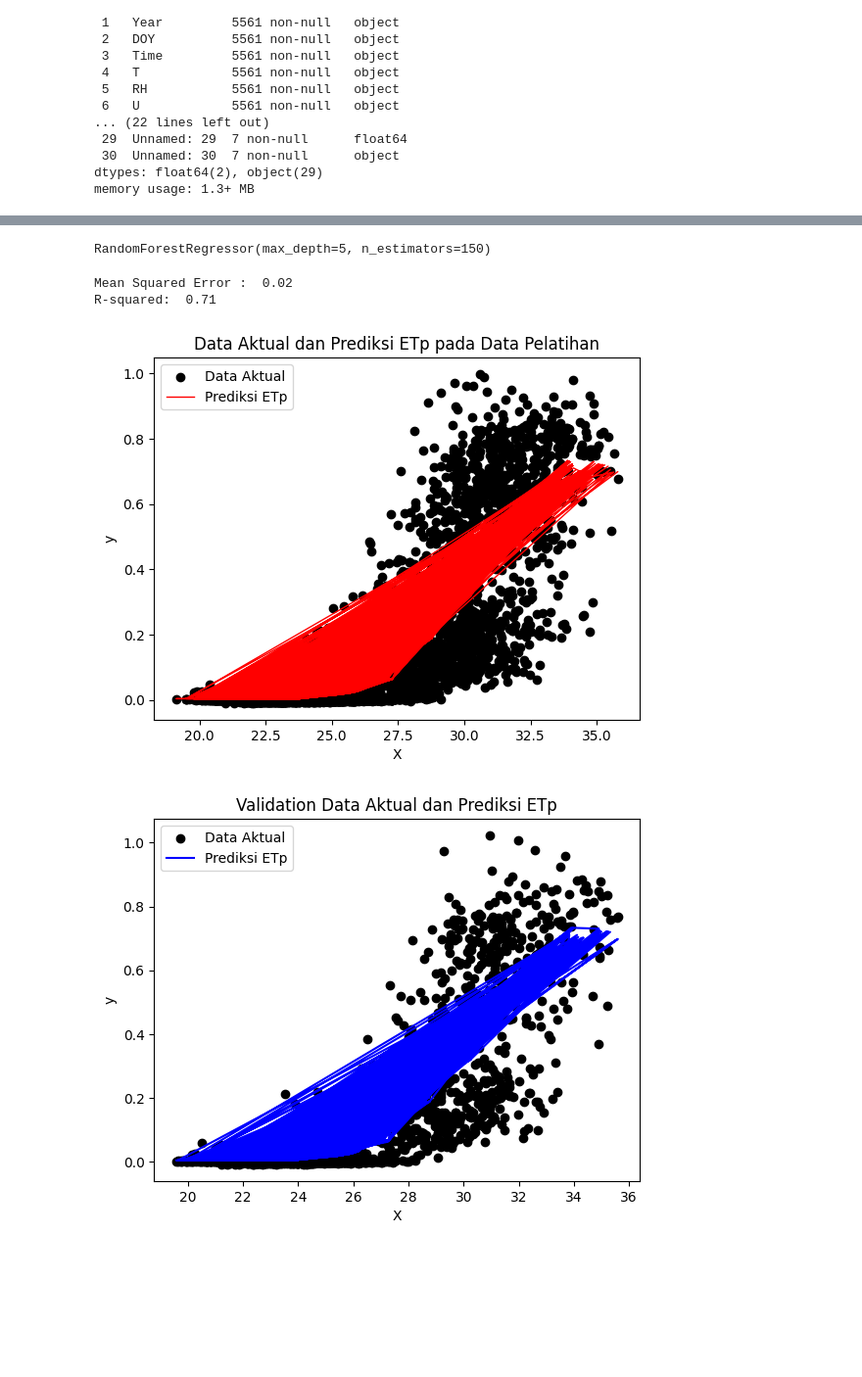
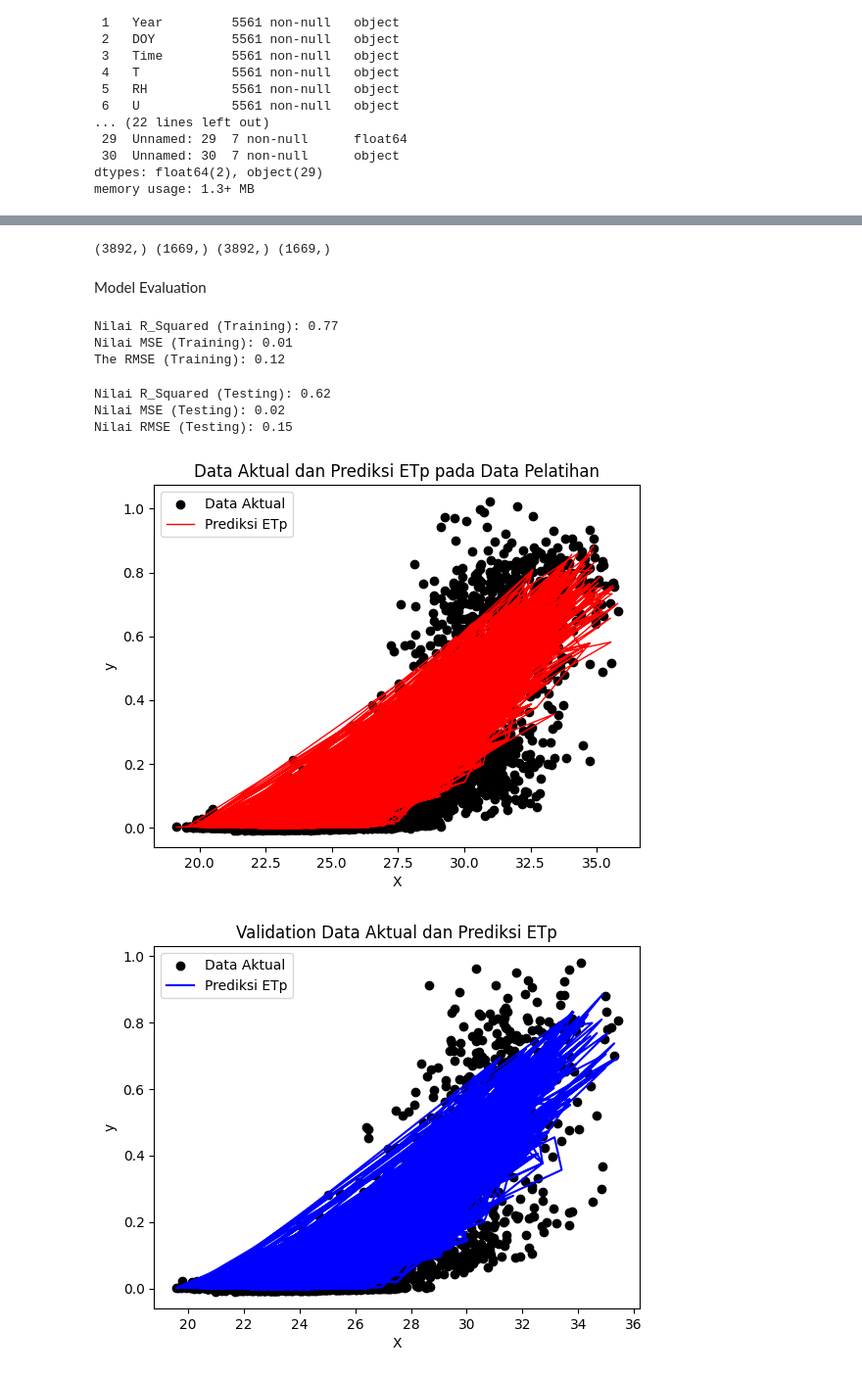
Before and after one commit to Aprilianiput21/TA_Model-ETp, a Jupyter notebook: RF_Tungkub_T.ipynb, the cells around one changed output, grey strips where cells are left out. Shown at 98% size. Cells and saved outputs as stored; diff of their text form; code cells hidden in the pictures; blank space fills up the shorter version.

```diff
--- a/RF_Tungkub_T.ipynb
+++ b/RF_Tungkub_T.ipynb
@@ -50,0 +48,3 @@ features_variable = df['T']
+# %%
+#Mengubah Tipe Data Menjadi Tipe Data Float
+df[['Rs', 'RH', 'U', 'T', 'ET']] = df[['Rs', 'RH', 'U', 'T', 'ET']].astype(float)
@@ -51,58 +70,70 @@ features_variable = df['T']
 # %%
-# Split data untuk data fitur dan target
-X = features_variable
-y = target_variable
+#Split dataset untuk train dan test dengan perbandingan 70:30
+X_train, X_test, y_train, y_test = train_test_split(X, y, test_size=0.3)
 
-#Split data untuk train dan test
-X_train, X_test, y_train, y_test = train_test_split(X, y, test_size=0.3)
+#Jumlah data untuk training dan testing
+print(X_train.shape, X_test.shape, y_train.shape, y_test.shape)
+# %% [output]
+(3892,) (1669,) (3892,) (1669,)
 # %%
 #Random Forest Model
-model = RandomForestRegressor(n_estimators = 150, criterion='squared_error', max_depth =5)
+model = RandomForestRegressor(n_estimators = 150)
 # %%
-#X_train_reshaped = np.reshape(X_train, (-1, 1))
-#print(X_train.shape)
 X_train_reshaped = X_train.values.reshape(-1, 1)
 X_test_reshaped = X_test.values.reshape(-1, 1)
 
-#Pelatihan model untuk data training
-model.fit(X_train_reshaped, y_train)
+#Fitting Model
+rf = model.fit(X_train_reshaped, y_train)
-# %% [output]
-RandomForestRegressor(max_depth=5, n_estimators=150)
-# %%
-#Prediksi pada data training dan test
-x_pred = model.predict(X_train_reshaped)
-y_pred = model.predict(X_test_reshaped)
-
-# Evaluasi model
-mse = mean_squared_error(y_test, y_pred)
-r2 = r2_score(y_test, y_pred)
-
-
-print(f"Mean Squared Error : {mse: .2f}")
-print(f"R-squared: {r2: .2f}")
-# %% [output]
-Mean Squared Error :  0.02
-R-squared:  0.71
+# %% [markdown]
+Model Evaluation
+# %%
+#Prediction on Training Dataset
+ytrain_pred = rf.predict(X_train_reshaped)
+
+#Nilai R Squared pada Data Training
+print('Nilai R_Squared (Training): %.2f'% r2_score(y_train, ytrain_pred))
+#Nilai MSE pada Data Training
+print('Nilai MSE (Training): %.2f'% mean_squared_error(y_train, ytrain_pred))
+#Nilai RMSE pada Data Training
+print('The RMSE (Training): %.2f'% np.sqrt(mean_squared_error(y_train, ytrain_pred)))
+# %% [output]
+Nilai R_Squared (Training): 0.77
+Nilai MSE (Training): 0.01
+The RMSE (Training): 0.12
+# %%
+#Prediction on Testing Dataset
+ytest_pred =rf.predict(X_test_reshaped)
+
+#Nilai R Squared pada Data Testing
+print('Nilai R_Squared (Testing): %.2f'% r2_score(y_test, ytest_pred))
+#Nilai MSE pada Data Testing
+print('Nilai MSE (Testing): %.2f'% mean_squared_error(y_test, ytest_pred))
+#Nilai RMSE pada Data Testing
+print('Nilai RMSE (Testing): %.2f'% np.sqrt(mean_squared_error(y_test, ytest_pred)))
+# %% [output]
+Nilai R_Squared (Testing): 0.62
+Nilai MSE (Testing): 0.02
+Nilai RMSE (Testing): 0.15
 # %%
 import matplotlib.pyplot as plt
 # Plot data aktual dan prediksi pada data pelatihan
 plt.scatter(X_train, y_train, color='black', label='Data Aktual')
-plt.plot(X_train, x_pred, color='red', label='Prediksi ETp', linewidth=1)
+plt.plot(X_train, ytrain_pred, color='red', label='Prediksi ETp', linewidth=1)
 plt.title('Data Aktual dan Prediksi ETp pada Data Pelatihan')
 plt.xlabel('X')
 plt.ylabel('y')
 plt.legend()
 plt.show()
 # %% [output]
-[figure, old version]
+[figure, new version]
 # %%
 #Plot pada data test
 plt.scatter(X_test, y_test, color = 'black', label = 'Data Aktual')
-plt.plot(X_test, y_pred, color='blue', label='Prediksi ETp')
+plt.plot(X_test, ytest_pred, color='blue', label='Prediksi ETp')
 plt.title('Validation Data Aktual dan Prediksi ETp')
 plt.xlabel('X')
 plt.ylabel('y')
 plt.legend()
 plt.show()
 # %% [output]
-[figure, old version]
+[figure, new version]
```
Also changed, not shown: parts of 8 cells of this notebook.
